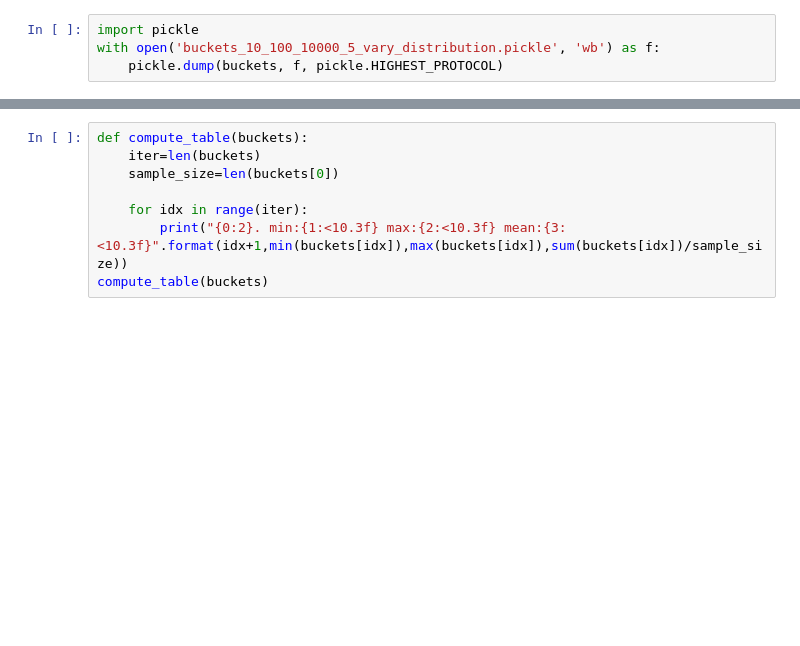
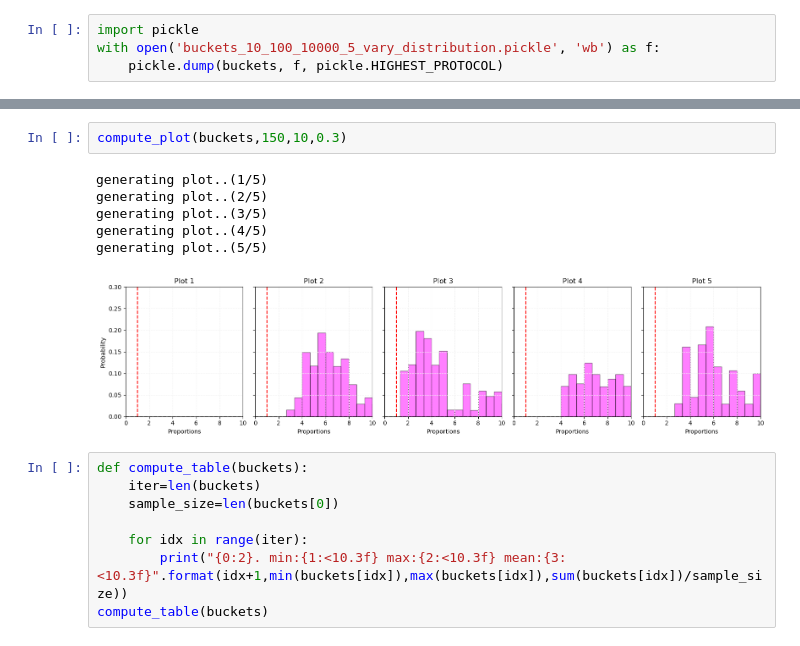
Before and after one commit to MinwooPark96/Computation-Mean-Transform-Convergence, a Jupyter notebook: paper_example.ipynb, the cells around one changed output, grey strips where cells are left out. Saved outputs shown, nothing was run; the diff lists cells and outputs as text; blank space fills up the shorter version.

```diff
--- a/paper_example.ipynb
+++ b/paper_example.ipynb
@@ -475,3 +478,12 @@ generating plot..(5/5)
+# %%
+compute_plot(buckets,150,10,0.3)
+# %% [output]
+generating plot..(1/5)
+generating plot..(2/5)
+generating plot..(3/5)
+generating plot..(4/5)
+generating plot..(5/5)
+[figure, added]
 # %%
 def compute_table(buckets):
     iter=len(buckets)
```
Also changed, not shown: parts of 3 cells of this notebook.
